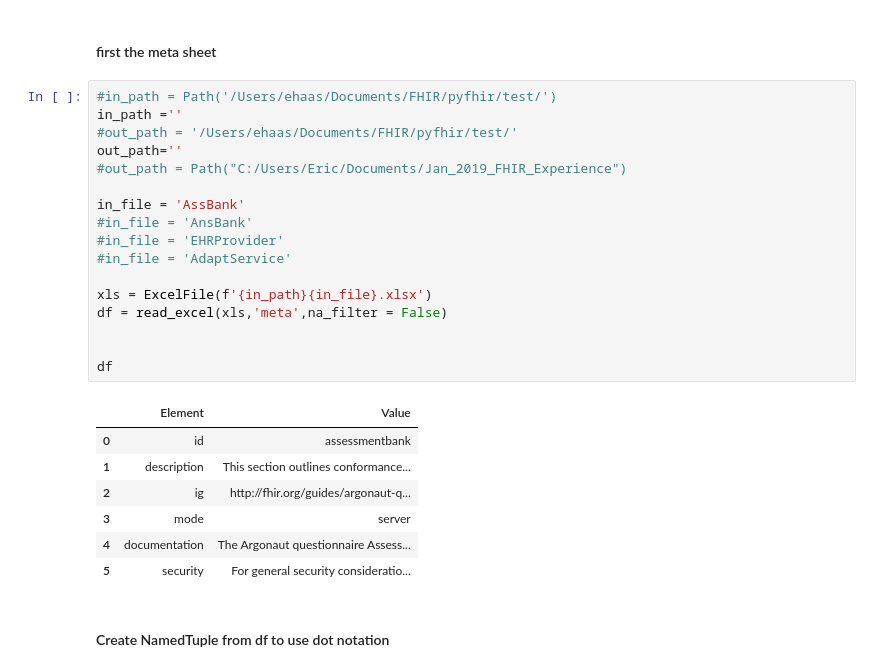
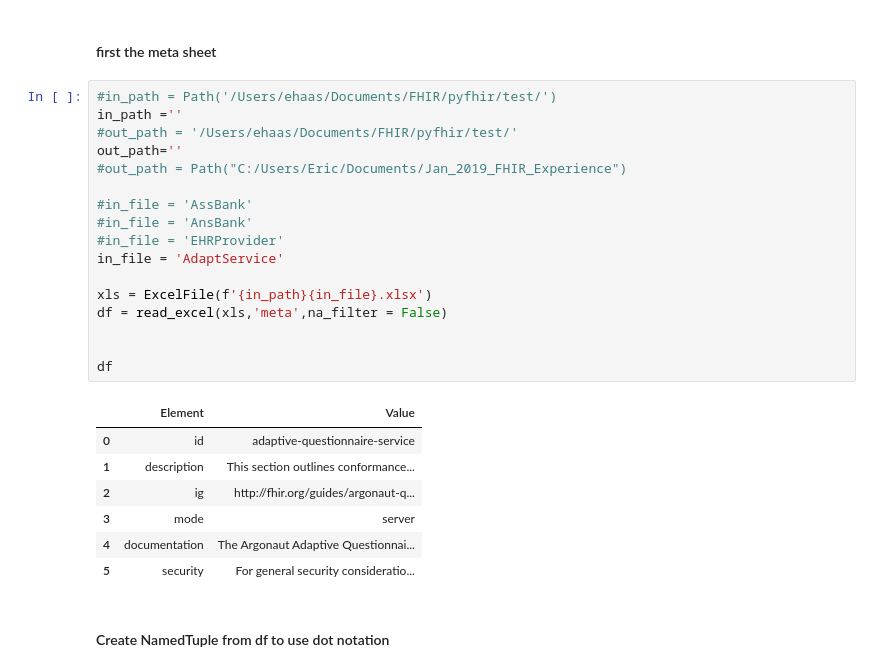
Before and after one commit to Healthedata1/MyNotebooks, a Jupyter notebook: CapStatement/CapStatement_Maker.ipynb, the cells around one changed output. Saved outputs shown, nothing was run; the diff lists cells and outputs as text.

```diff
--- a/CapStatement/CapStatement_Maker.ipynb
+++ b/CapStatement/CapStatement_Maker.ipynb
@@ -157,27 +158,27 @@ def validate(r):
 # %%
 #in_path = Path('/Users/ehaas/Documents/FHIR/pyfhir/test/')
 in_path =''
 #out_path = '/Users/ehaas/Documents/FHIR/pyfhir/test/'
 out_path=''
 #out_path = Path("C:/Users/Eric/Documents/Jan_2019_FHIR_Experience")
 
-in_file = 'AssBank'
+#in_file = 'AssBank'
 #in_file = 'AnsBank'
 #in_file = 'EHRProvider'
-#in_file = 'AdaptService'
+in_file = 'AdaptService'
 
 xls = ExcelFile(f'{in_path}{in_file}.xlsx')
 df = read_excel(xls,'meta',na_filter = False)
 
 
 df
 # %% [output]
 |  | Element | Value |
-| 0 | id | assessmentbank |
+| 0 | id | adaptive-questionnaire-service |
 | 1 | description | This section outlines conformance... |
 | 2 | ig | http://fhir.org/guides/argonaut-q... |
 | 3 | mode | server |
-| 4 | documentation | The Argonaut questionnaire Assess... |
+| 4 | documentation | The Argonaut Adaptive Questionnai... |
 | 5 | security | For general security consideratio... |
 # %% [markdown]
 #### Create NamedTuple from df to use dot notation
```
Also changed, not shown: parts of 8 cells of this notebook, 5 other files.
